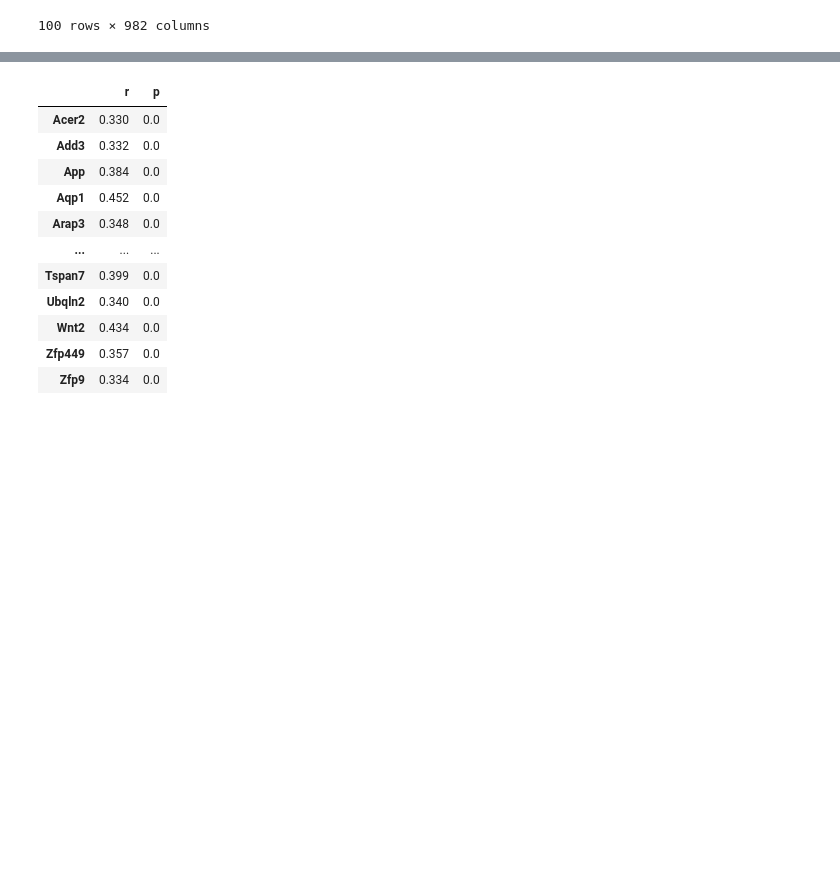
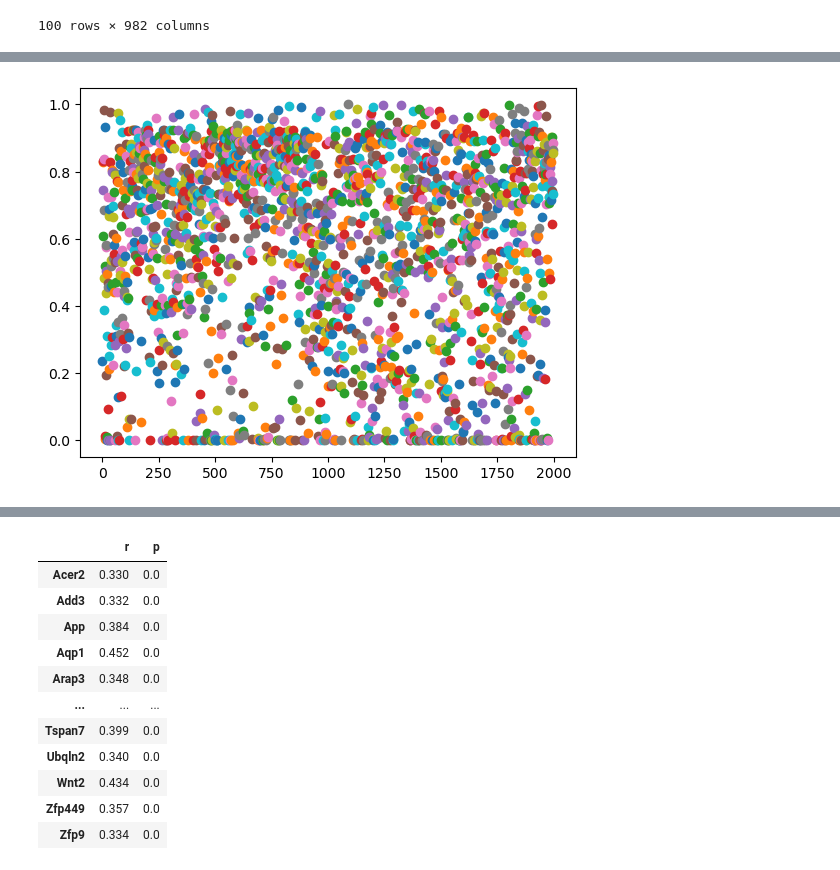
Before and after one commit to Fahim17/inferring-miRNA, a Jupyter notebook: data_manipulation_corr.ipynb, the cells around one changed output, grey strips where cells are left out. Drawn from its saved outputs; the diff is of its cells as text; code cells hidden in the pictures; blank space fills up the shorter version.

```diff
--- a/data_manipulation_corr.ipynb
+++ b/data_manipulation_corr.ipynb
@@ -50,0 +43,19 @@ dtype: int64
+# %%
+temp_mir = df_miRNA.drop(df_miRNA.index[(df_miRNA.iloc[:,1:].sum(axis = 1) < 90)])
+temp_mir = temp_mir.set_index('gene_name').T
+
+corr_df = pd.DataFrame(columns=['r', 'p'])
+
+
+
+# miCol = 3
+# temp_mir.iloc[:,miCol]
+
+for miCol in range(temp_mir.shape[1]):
+    for col in temp_allgenes:
+        r, p = stats.pearsonr(temp_mir.iloc[:,miCol], temp_allgenes[col])
+        if(r>0.3):
+            corr_tally.loc[col] = corr_tally.loc[col] + 1
+        # corr_df.loc[col] = [round(r, 3), round(p, 3)]
+
+# corr_df[(corr_df.r>0.3)]
@@ -51,3 +78,14 @@ dtype: int64
+# %%
+import matplotlib.pyplot as plt
+
+T = range(corr_df.shape[0])
+
+for i in range(2000):
+    plt.scatter(i, corr_df.p[i])
+
+plt.show()
+# %% [output]
+[figure, added]
 # %%
 temp_mir126 = df_miRNA.set_index('gene_name').T
 temp_mir126 = temp_mir126.Mir126
```
Also changed, not shown: parts of 7 cells of this notebook.
